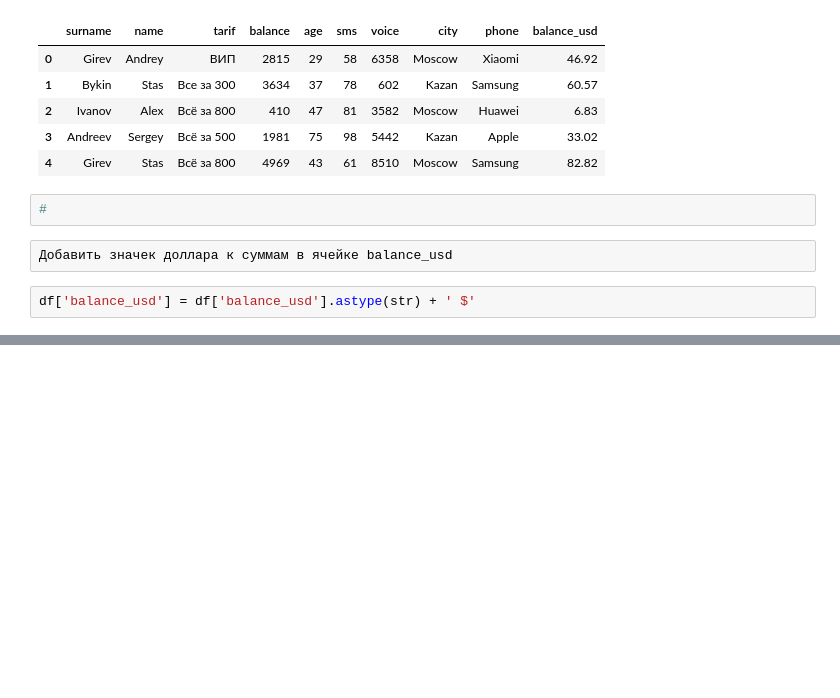
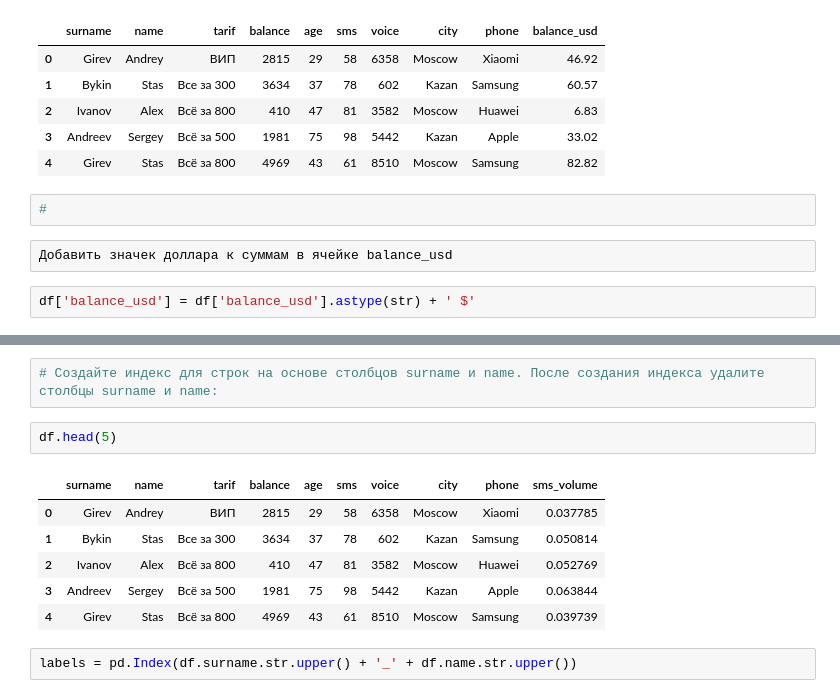
Before and after one commit to kroninam/My_notes_for_Pandas, a Jupyter notebook: 004_pandas_Контрольная_работа_1_Вторая_часть.ipynb, the cells around one changed output, grey strips where cells are left out. Saved outputs shown, nothing was run; the diff lists cells and outputs as text; blank space fills up the shorter version.

```diff
--- a/004_pandas_Контрольная_работа_1_Вторая_часть.ipynb
+++ b/004_pandas_Контрольная_работа_1_Вторая_часть.ipynb
@@ -352,0 +391,13 @@ df.head(5)
+# %%
+# Создайте индекс для строк на основе столбцов surname и name. После создания индекса удалите столбцы surname и name:
+# %%
+df.head(5)
+# %% [output]
+|  | surname | name | tarif | balance | age | sms | voice | city | phone | sms_volume |
+| 0 | Girev | Andrey | ВИП | 2815 | 29 | 58 | 6358 | Moscow | Xiaomi | 0.037785 |
+| 1 | Bykin | Stas | Все за 300 | 3634 | 37 | 78 | 602 | Kazan | Samsung | 0.050814 |
+| 2 | Ivanov | Alex | Всё за 800 | 410 | 47 | 81 | 3582 | Moscow | Huawei | 0.052769 |
+| 3 | Andreev | Sergey | Всё за 500 | 1981 | 75 | 98 | 5442 | Kazan | Apple | 0.063844 |
+| 4 | Girev | Stas | Всё за 800 | 4969 | 43 | 61 | 8510 | Moscow | Samsung | 0.039739 |
+# %%
+labels = pd.Index(df.surname.str.upper() + '_' + df.name.str.upper())
```
Also changed, not shown: parts of 19 cells of this notebook, 4 other files.
